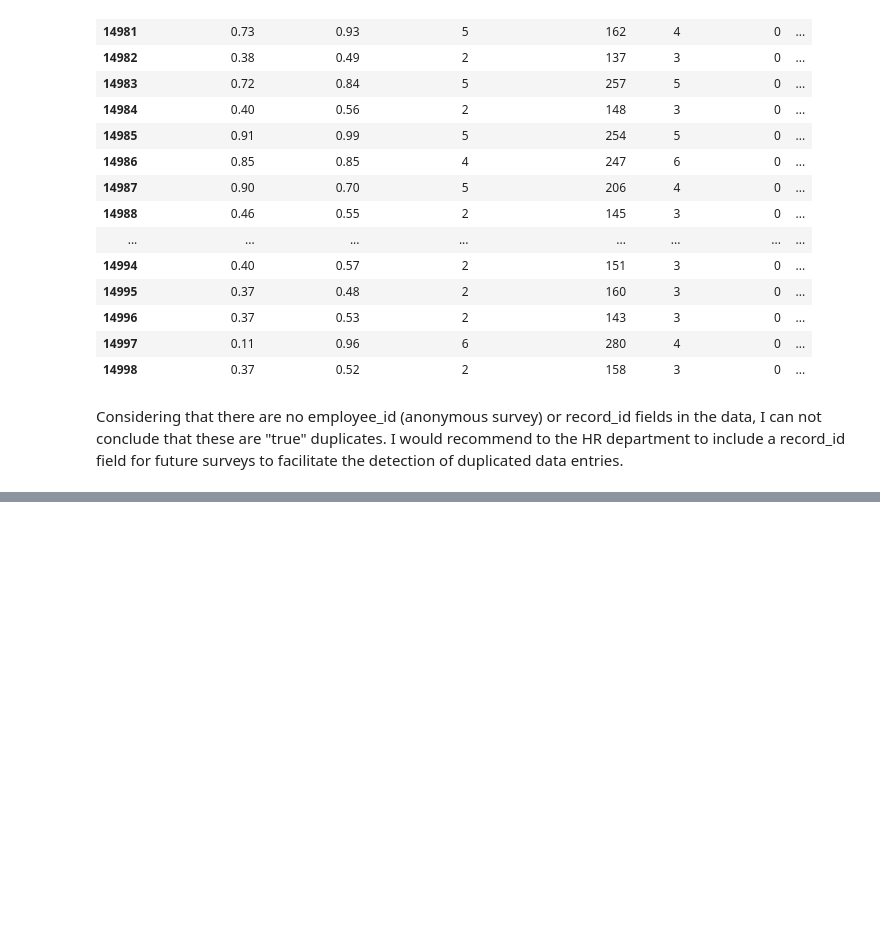
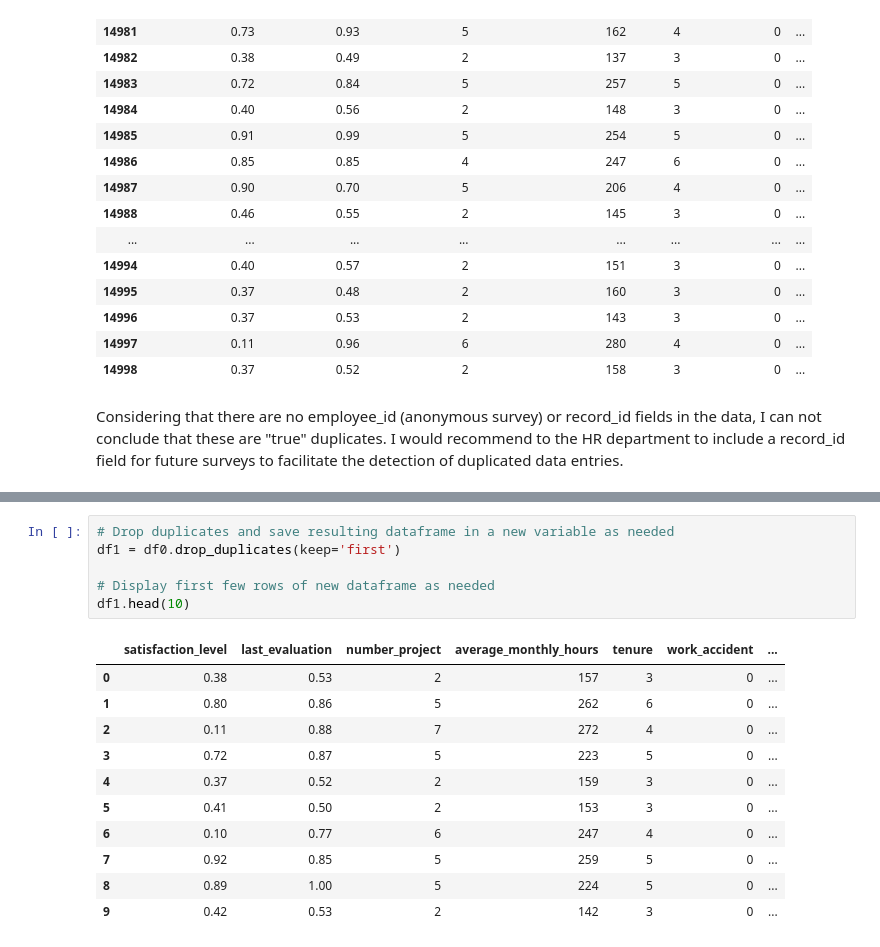
Before and after one commit to AlbertoMPalacioBastos/Machine_Learning_to_provide_insights_for_Human_Resources, a Jupyter notebook: Salifort Motors Project.ipynb, the cells around one changed output, grey strips where cells are left out. Saved outputs shown, nothing was run; the diff lists cells and outputs as text; blank space fills up the shorter version.

```diff
--- a/Salifort Motors Project.ipynb
+++ b/Salifort Motors Project.ipynb
@@ -231,0 +229,18 @@ Name: count, dtype: int64
+# %%
+# Drop duplicates and save resulting dataframe in a new variable as needed
+df1 = df0.drop_duplicates(keep='first')
+
+# Display first few rows of new dataframe as needed
+df1.head(10)
+# %% [output]
+|  | satisfaction_level | last_evaluation | number_project | average_monthly_hours | tenure | work_accident | ... |
+| 0 | 0.38 | 0.53 | 2 | 157 | 3 | 0 | ... |
+| 1 | 0.80 | 0.86 | 5 | 262 | 6 | 0 | ... |
+| 2 | 0.11 | 0.88 | 7 | 272 | 4 | 0 | ... |
+| 3 | 0.72 | 0.87 | 5 | 223 | 5 | 0 | ... |
+| 4 | 0.37 | 0.52 | 2 | 159 | 3 | 0 | ... |
+| 5 | 0.41 | 0.50 | 2 | 153 | 3 | 0 | ... |
+| 6 | 0.10 | 0.77 | 6 | 247 | 4 | 0 | ... |
+| 7 | 0.92 | 0.85 | 5 | 259 | 5 | 0 | ... |
+| 8 | 0.89 | 1.00 | 5 | 224 | 5 | 0 | ... |
+| 9 | 0.42 | 0.53 | 2 | 142 | 3 | 0 | ... |
```
Also changed, not shown: parts of 15 cells of this notebook.
